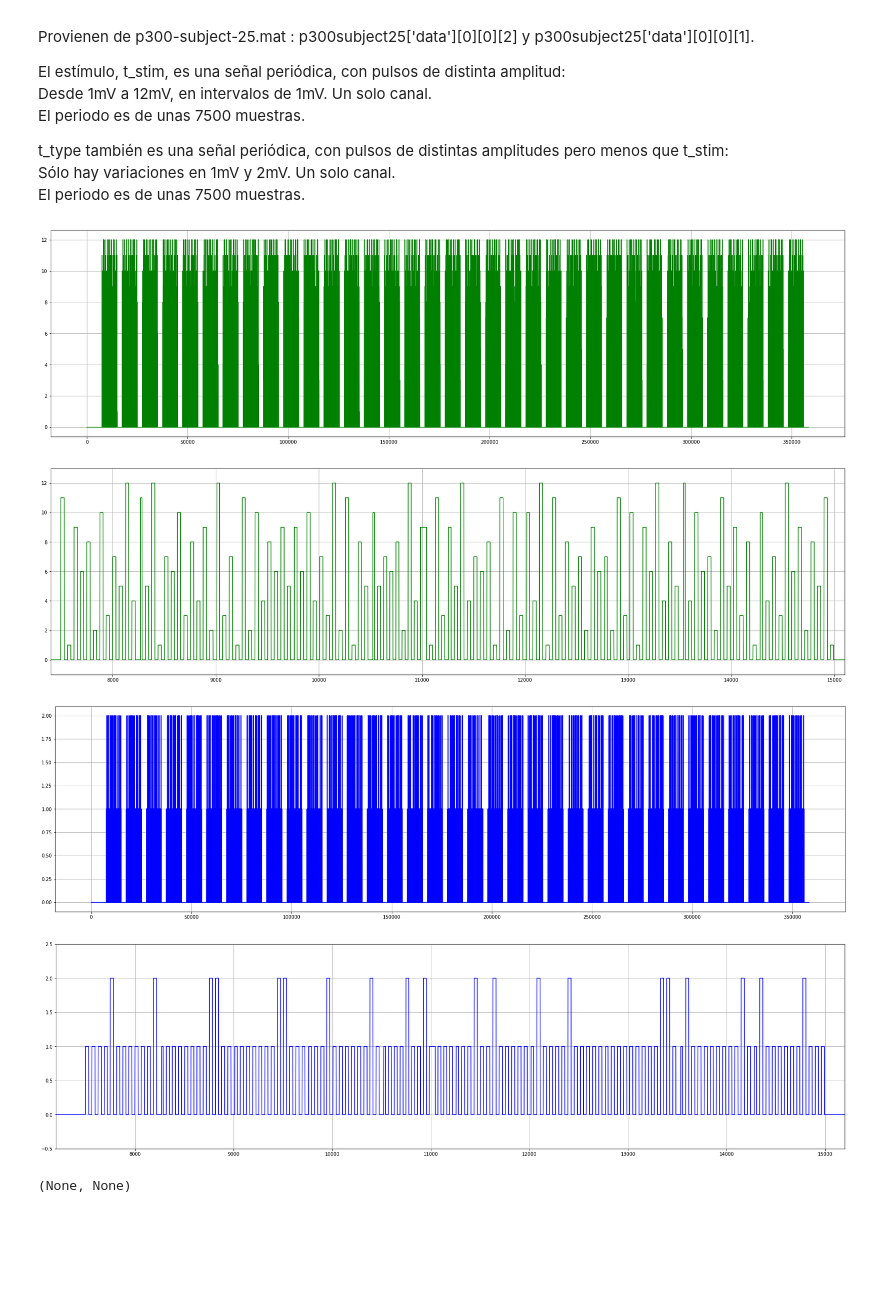
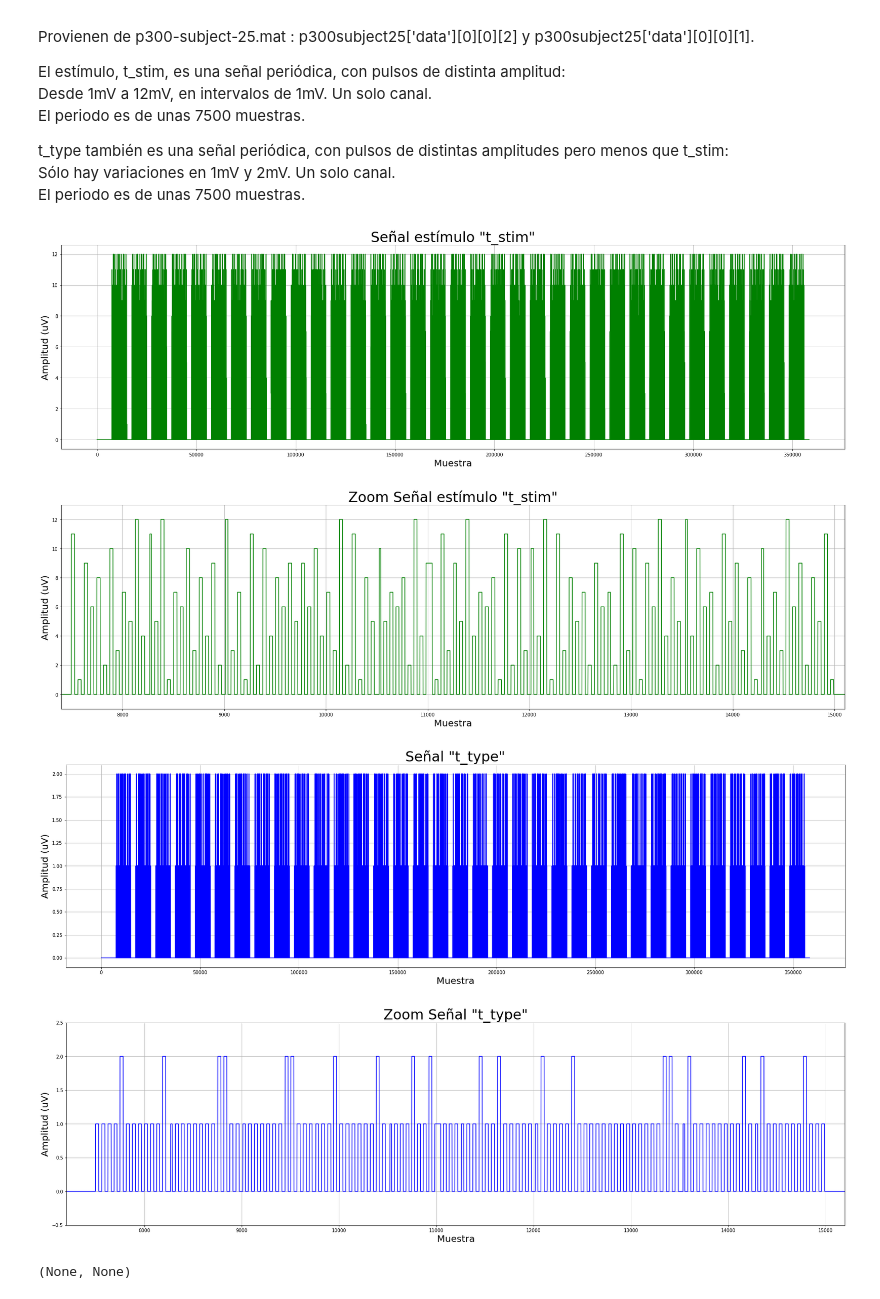
Before and after one commit to alexchavez1980/repo_tesis, a Jupyter notebook: a_analisis_p300subject25_stim&type.ipynb, the cells around one changed output. Cells and saved outputs as stored; diff of their text form; code cells hidden in the pictures; blank space fills up the shorter version.

```diff
--- a/a_analisis_p300subject25_stim&type.ipynb
+++ b/a_analisis_p300subject25_stim&type.ipynb
@@ -122,33 +139,48 @@ t_type = a_fun.to_df(p300subject25['data'][0][0][1])                # t_type = m
 #t_stim.head(20)
 #t_type.head(20)
 # %%
-# Gráfico del estímulo (t_stim)
 plt.figure(figsize=(30,8))
+axes = plt.gca()
 plt.plot(t_stim['sample'], t_stim[0], color[0])
-#plt.xlim([7400,15100])
-#plt.ylim([-1,13])
+axes.set_title('Señal estímulo "t_stim"'), axes.title.set_size(30)
+axes.set_xlabel(xlabel), axes.set_ylabel(ylabel)
+axes.xaxis.label.set_size(20), axes.yaxis.label.set_size(20)
+plt.savefig("./a_images/t_stim.jpg")
 plt.grid(), plt.show()
 
 plt.figure(figsize=(30,8))
+axes = plt.gca()
 plt.plot(t_stim['sample'], t_stim[0], color[0])
+axes.set_title('Zoom Señal estímulo "t_stim"'), axes.title.set_size(30)
+axes.set_xlabel(xlabel), axes.set_ylabel(ylabel)
+axes.xaxis.label.set_size(20), axes.yaxis.label.set_size(20)
 plt.xlim([7400,15100]), plt.ylim([-1,13])
-plt.grid(), plt.show()
-
-# Gráfico de t_type
-plt.figure(figsize=(30,8))
-plt.plot(t_type['sample'], t_type[0], color[1])
-#plt.xlim([7400,15100]), #plt.ylim([-1,13])
+plt.savefig("./a_images/t_stim_zoom.jpg")
 plt.grid(), plt.show()
 
 plt.figure(figsize=(30,8))
+axes = plt.gca()
 plt.plot(t_type['sample'], t_type[0], color[1])
+axes.set_title('Señal "t_type"'), axes.title.set_size(30)
+axes.set_xlabel(xlabel), axes.set_ylabel(ylabel)
+axes.xaxis.label.set_size(20), axes.yaxis.label.set_size(20)
+plt.savefig("./a_images/t_type.jpg")
+plt.grid(), plt.show()
+
+plt.figure(figsize=(30,8))
+axes = plt.gca()
+plt.plot(t_type['sample'], t_type[0], color[1])
+axes.set_title('Zoom Señal "t_type"'), axes.title.set_size(30)
+axes.set_xlabel(xlabel), axes.set_ylabel(ylabel)
+axes.xaxis.label.set_size(20), axes.yaxis.label.set_size(20)
 plt.xlim([7200,15200]), plt.ylim([-0.5,2.5])
+plt.savefig("./a_images/t_type_zoom.jpg")
 plt.grid(), plt.show()
 # %% [output]
-[figure, old version]
+[figure, new version]
-[figure, old version]
+[figure, new version]
-[figure, old version]
+[figure, new version]
-[figure, old version]
+[figure, new version]
 (None, None)
 # %% [markdown]
 ---------------------------------------------------------------------------------------------------------------------------------------------
```
Also changed, not shown: parts of 4 cells of this notebook, 7 other files.
